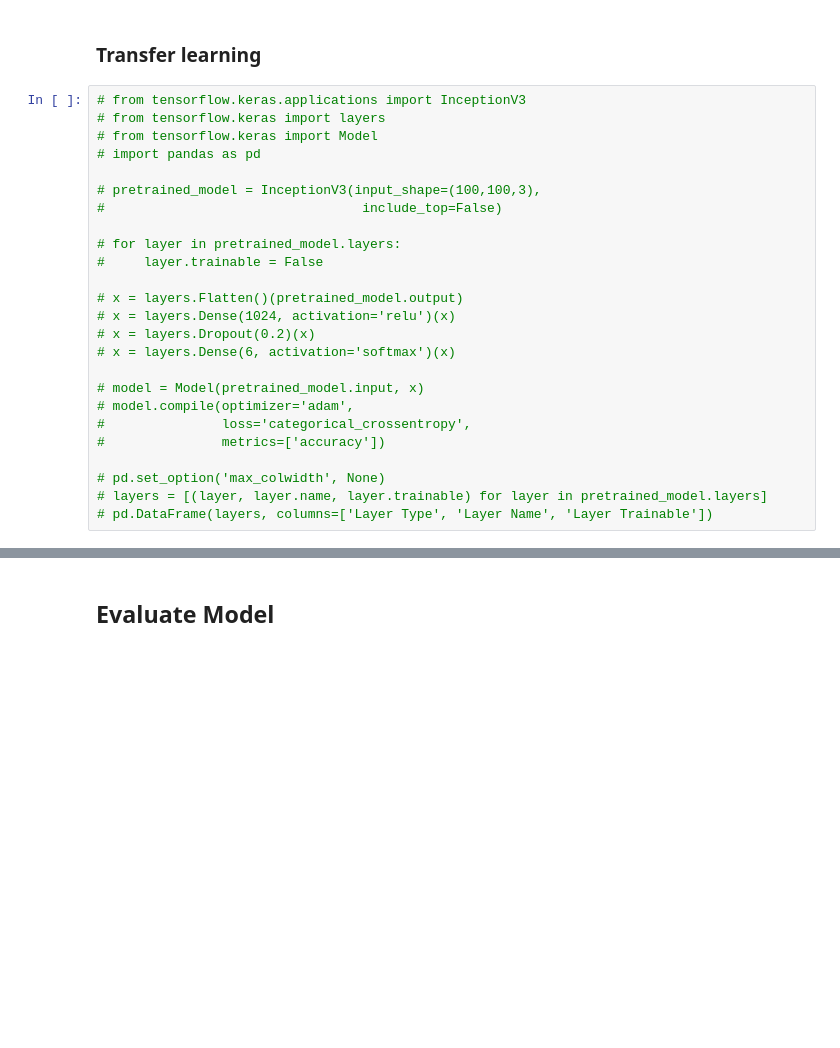
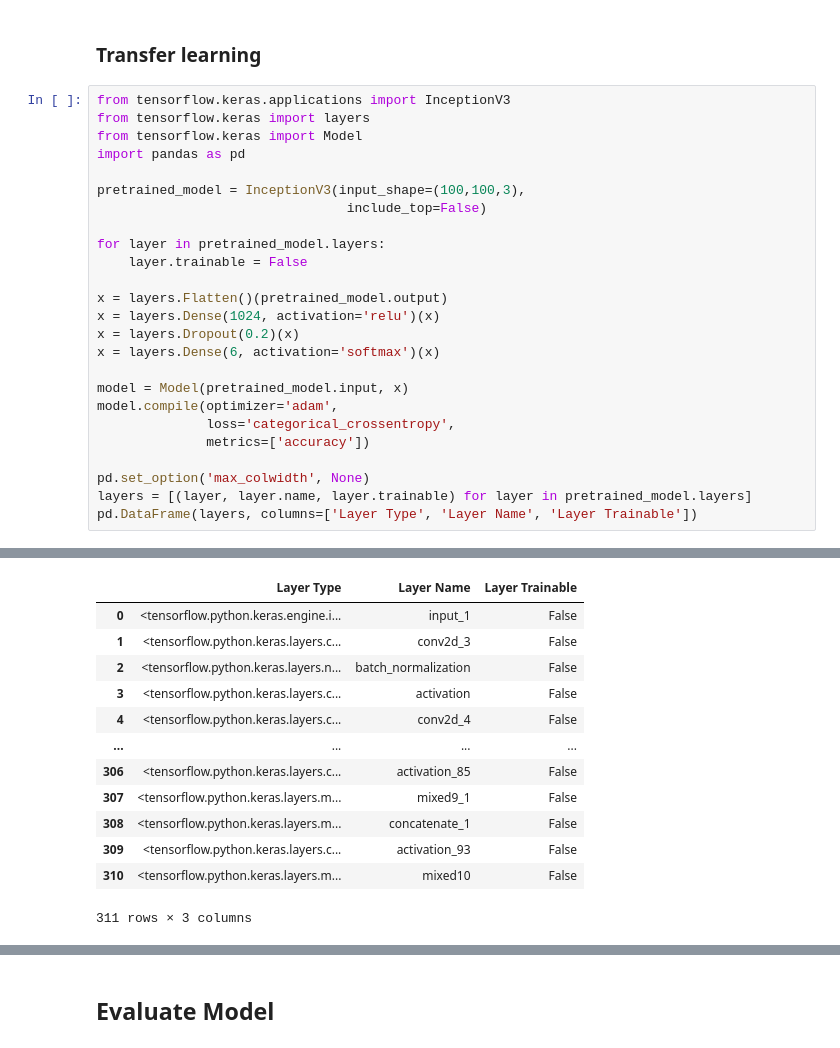
Before and after one commit to huyg1108/fruit-fresh-rotten, a Jupyter notebook: fruit_classification.ipynb, the cells around one changed output, grey strips where cells are left out. Drawn from its saved outputs; the diff is of its cells as text; blank space fills up the shorter version.

```diff
--- a/fruit_classification.ipynb
+++ b/fruit_classification.ipynb
@@ -246,27 +246,28 @@ model.add(Dense(6,activation='softmax'))
 # %% [markdown]
 ### Transfer learning
 # %%
-# from tensorflow.keras.applications import InceptionV3
-# from tensorflow.keras import layers
-# from tensorflow.keras import Model
-# import pandas as pd
+from tensorflow.keras.applications import InceptionV3
+from tensorflow.keras import layers
+from tensorflow.keras import Model
+import pandas as pd
 
-# pretrained_model = InceptionV3(input_shape=(100,100,3),
-#                                 include_top=False)
+pretrained_model = InceptionV3(input_shape=(100,100,3),
+                                include_top=False)
 
-# for layer in pretrained_model.layers:
-#     layer.trainable = False
+for layer in pretrained_model.layers:
+    layer.trainable = False
 
-# x = layers.Flatten()(pretrained_model.output)
-# x = layers.Dense(1024, activation='relu')(x)
-# x = layers.Dropout(0.2)(x)
-# x = layers.Dense(6, activation='softmax')(x)
+x = layers.Flatten()(pretrained_model.output)
+x = layers.Dense(1024, activation='relu')(x)
+x = layers.Dropout(0.2)(x)
+x = layers.Dense(6, activation='softmax')(x)
 
-# model = Model(pretrained_model.input, x)
-# model.compile(optimizer='adam',
-#               loss='categorical_crossentropy',
-#               metrics=['accuracy'])
+model = Model(pretrained_model.input, x)
+model.compile(optimizer='adam',
+              loss='categorical_crossentropy',
+              metrics=['accuracy'])
 
-# pd.set_option('max_colwidth', None)
-# layers = [(layer, layer.name, layer.trainable) for layer in pretrained_model.layers]
-# pd.DataFrame(layers, columns=['Layer Type', 'Layer Name', 'Layer Trainable'])
+pd.set_option('max_colwidth', None)
+layers = [(layer, layer.name, layer.trainable) for layer in pretrained_model.layers]
+pd.DataFrame(layers, columns=['Layer Type', 'Layer Name', 'Layer Trainable'])
+# %% [output]
@@ -273 +276,14 @@ model.add(Dense(6,activation='softmax'))
+|  | Layer Type | Layer Name | Layer Trainable |
+| 0 | <tensorflow.python.keras.engine.i... | input_1 | False |
+| 1 | <tensorflow.python.keras.layers.c... | conv2d_3 | False |
+| 2 | <tensorflow.python.keras.layers.n... | batch_normalization | False |
+| 3 | <tensorflow.python.keras.layers.c... | activation | False |
+| 4 | <tensorflow.python.keras.layers.c... | conv2d_4 | False |
+| ... | ... | ... | ... |
+| 306 | <tensorflow.python.keras.layers.c... | activation_85 | False |
+| 307 | <tensorflow.python.keras.layers.m... | mixed9_1 | False |
+| 308 | <tensorflow.python.keras.layers.m... | concatenate_1 | False |
+| 309 | <tensorflow.python.keras.layers.c... | activation_93 | False |
+| 310 | <tensorflow.python.keras.layers.m... | mixed10 | False |
+311 rows × 3 columns
 # %%
```
Also changed, not shown: parts of 11 cells of this notebook.
